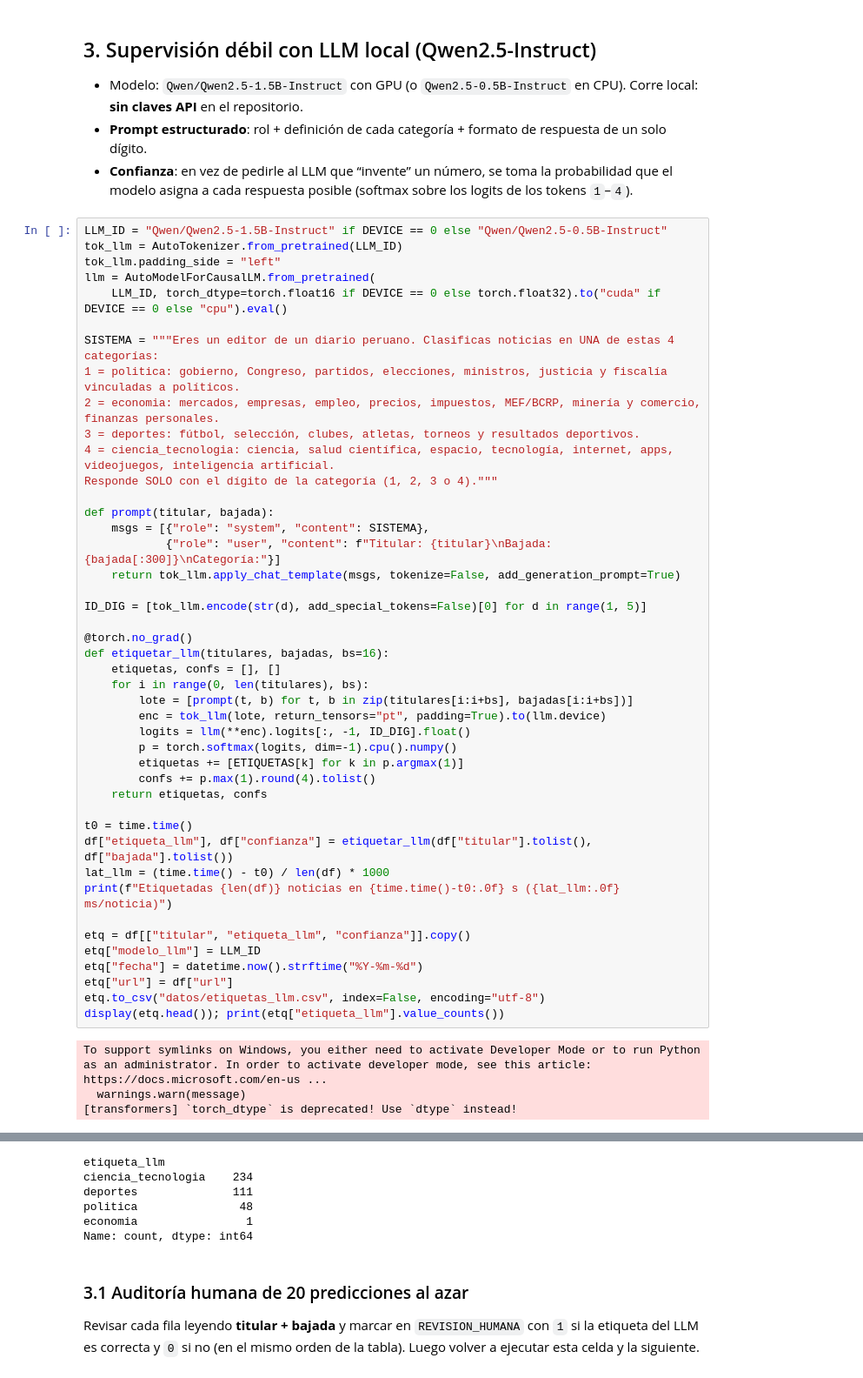
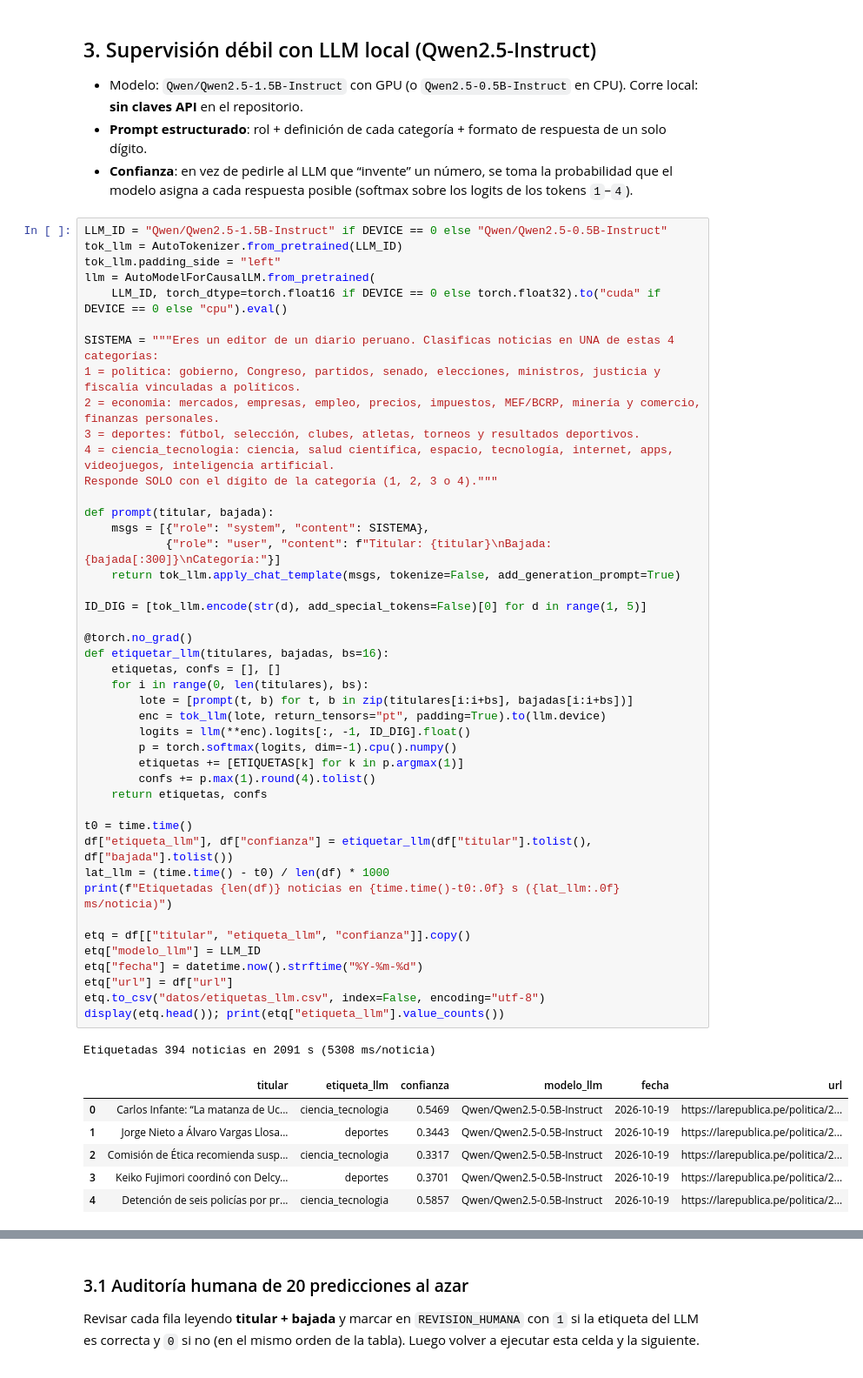
Before and after one commit to loryac21-cyber/tareas-python, a Jupyter notebook: tarea_1/02_clasificacion.ipynb, the cells around one changed output, grey strips where cells are left out. Shown at 87% size. Drawn from its saved outputs; the diff is of its cells as text.

```diff
--- a/tarea_1/02_clasificacion.ipynb
+++ b/tarea_1/02_clasificacion.ipynb
@@ -126,7 +126,7 @@ llm = AutoModelForCausalLM.from_pretrained(
     LLM_ID, torch_dtype=torch.float16 if DEVICE == 0 else torch.float32).to("cuda" if DEVICE == 0 else "cpu").eval()
 
 SISTEMA = """Eres un editor de un diario peruano. Clasificas noticias en UNA de estas 4 categorías:
-1 = politica: gobierno, Congreso, partidos, elecciones, ministros, justicia y fiscalía vinculadas a políticos.
+1 = politica: gobierno, Congreso, partidos, senado, elecciones, ministros, justicia y fiscalía vinculadas a políticos.
 2 = economia: mercados, empresas, empleo, precios, impuestos, MEF/BCRP, minería y comercio, finanzas personales.
 3 = deportes: fútbol, selección, clubes, atletas, torneos y resultados deportivos.
 4 = ciencia_tecnologia: ciencia, salud científica, espacio, tecnología, internet, apps, videojuegos, inteligencia artificial.
@@ -136,33 +136,37 @@ def prompt(titular, bajada):
     msgs = [{"role": "system", "content": SISTEMA},
             {"role": "user", "content": f"Titular: {titular}\nBajada: {bajada[:300]}\nCategoría:"}]
     return tok_llm.apply_chat_template(msgs, tokenize=False, add_generation_prompt=True)
 
 ID_DIG = [tok_llm.encode(str(d), add_special_tokens=False)[0] for d in range(1, 5)]
 
 @torch.no_grad()
 def etiquetar_llm(titulares, bajadas, bs=16):
     etiquetas, confs = [], []
     for i in range(0, len(titulares), bs):
         lote = [prompt(t, b) for t, b in zip(titulares[i:i+bs], bajadas[i:i+bs])]
         enc = tok_llm(lote, return_tensors="pt", padding=True).to(llm.device)
         logits = llm(**enc).logits[:, -1, ID_DIG].float()
         p = torch.softmax(logits, dim=-1).cpu().numpy()
         etiquetas += [ETIQUETAS[k] for k in p.argmax(1)]
         confs += p.max(1).round(4).tolist()
     return etiquetas, confs
 
 t0 = time.time()
 df["etiqueta_llm"], df["confianza"] = etiquetar_llm(df["titular"].tolist(), df["bajada"].tolist())
 lat_llm = (time.time() - t0) / len(df) * 1000
 print(f"Etiquetadas {len(df)} noticias en {time.time()-t0:.0f} s ({lat_llm:.0f} ms/noticia)")
 
 etq = df[["titular", "etiqueta_llm", "confianza"]].copy()
 etq["modelo_llm"] = LLM_ID
 etq["fecha"] = datetime.now().strftime("%Y-%m-%d")
 etq["url"] = df["url"]
 etq.to_csv("datos/etiquetas_llm.csv", index=False, encoding="utf-8")
 display(etq.head()); print(etq["etiqueta_llm"].value_counts())
 # %% [output]
-To support symlinks on Windows, you either need to activate Developer Mode or to run Python as an administrator. In order to activate developer mode, see this article: https://docs.microsoft.com/en-us ...
-  warnings.warn(message)
-[transformers] `torch_dtype` is deprecated! Use `dtype` instead!
+Etiquetadas 394 noticias en 2091 s (5308 ms/noticia)
+|  | titular | etiqueta_llm | confianza | modelo_llm | fecha | url |
+| 0 | Carlos Infante: “La matanza de Uc... | ciencia_tecnologia | 0.5469 | Qwen/Qwen2.5-0.5B-Instruct | 2026-10-19 | https://larepublica.pe/politica/2... |
+| 1 | Jorge Nieto a Álvaro Vargas Llosa... | deportes | 0.3443 | Qwen/Qwen2.5-0.5B-Instruct | 2026-10-19 | https://larepublica.pe/politica/2... |
+| 2 | Comisión de Ética recomienda susp... | ciencia_tecnologia | 0.3317 | Qwen/Qwen2.5-0.5B-Instruct | 2026-10-19 | https://larepublica.pe/politica/2... |
+| 3 | Keiko Fujimori coordinó con Delcy... | deportes | 0.3701 | Qwen/Qwen2.5-0.5B-Instruct | 2026-10-19 | https://larepublica.pe/politica/2... |
+| 4 | Detención de seis policías por pr... | ciencia_tecnologia | 0.5857 | Qwen/Qwen2.5-0.5B-Instruct | 2026-10-19 | https://larepublica.pe/politica/2... |
@@ -176,9 +179,3 @@ Etiquetadas 394 noticias en 1036 s (2629 ms/noticia)
-etiqueta_llm
-ciencia_tecnologia    234
-deportes              111
-politica               48
-economia                1
-Name: count, dtype: int64
 # %% [markdown]
 ### 3.1 Auditoría humana de 20 predicciones al azar
 Revisar cada fila leyendo **titular + bajada** y marcar en `REVISION_HUMANA` con `1` si la etiqueta del LLM es correcta y `0` si no (en el mismo orden de la tabla). Luego volver a ejecutar esta celda y la siguiente.
```
Also changed, not shown: parts of 8 cells of this notebook, 3 other files.
